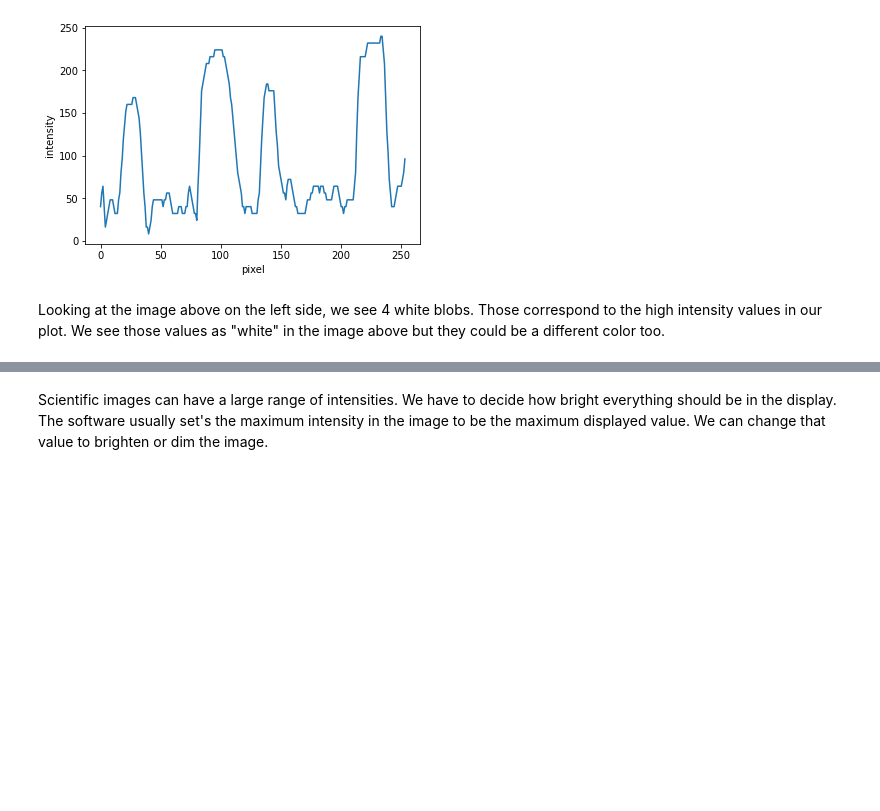
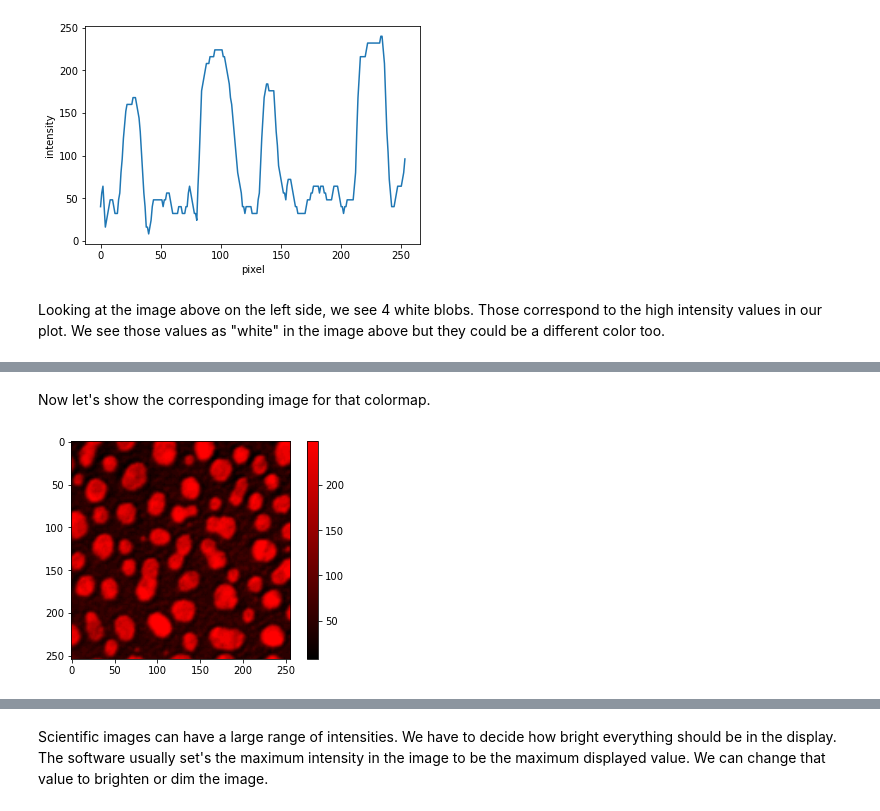
Before and after one commit to isobelfetter/image_processing_workshop, a Jupyter notebook: image_processing_basics.ipynb, the cells around one changed output, grey strips where cells are left out. Drawn from its saved outputs; the diff is of its cells as text; code cells hidden in the pictures; blank space fills up the shorter version.

```diff
--- a/image_processing_basics.ipynb
+++ b/image_processing_basics.ipynb
@@ -100,0 +116,9 @@ In that version of things high intensities are dark green while low intensities
+# %% [markdown]
+Now let's show the corresponding image for that colormap.
+# %%
+redcmap=colors.ListedColormap(np.array([redmap,greenmap,bluemap]).T)
+plt.imshow(img2,cmap=redcmap)
+plt.colorbar()
+plt.show()
+# %% [output]
+[figure, added]
```
Also changed, not shown: parts of 7 cells of this notebook, 3 other files.
